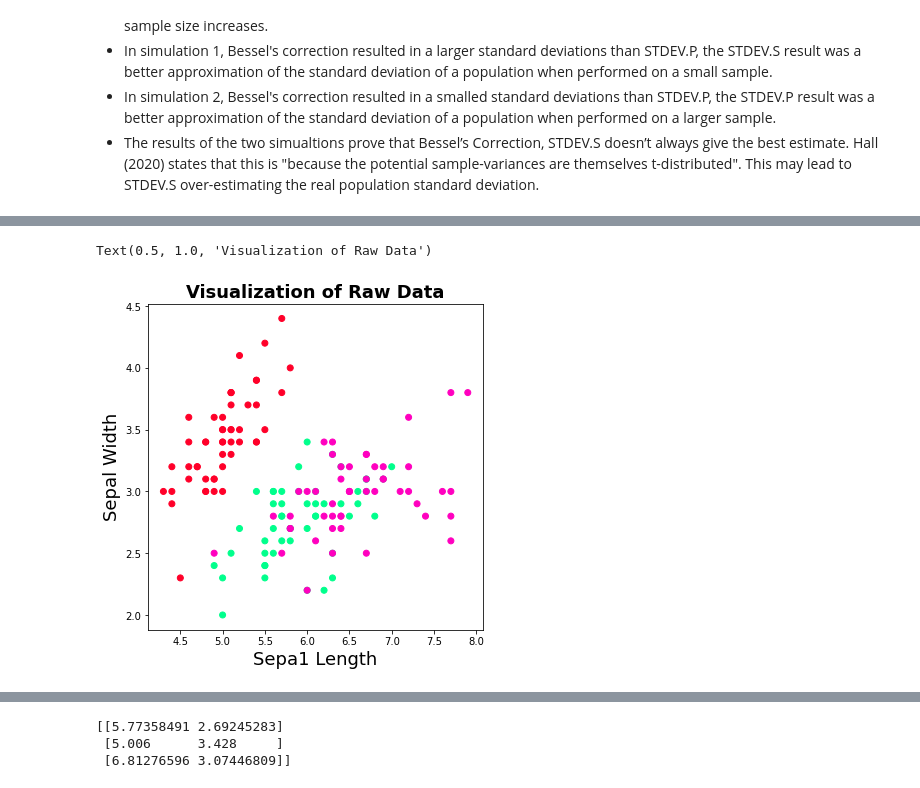
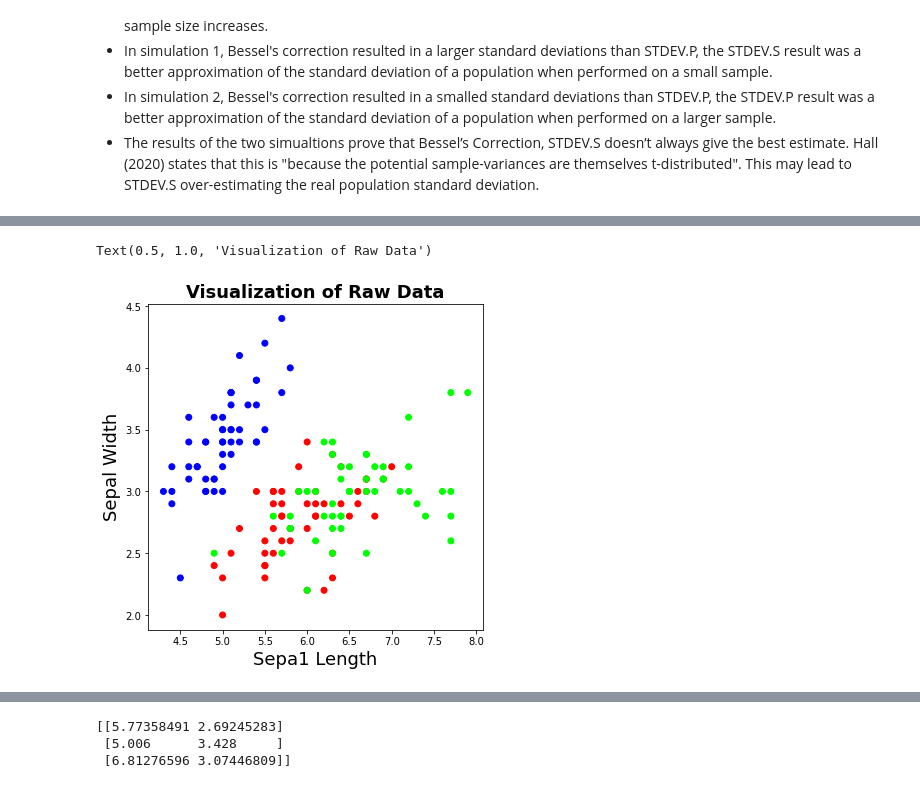
Before and after one commit to pcaulfie/sqrt2, a Jupyter notebook: Tasks2020.ipynb, the cells around one changed output, grey strips where cells are left out. Cells and saved outputs as stored; diff of their text form; code cells hidden in the pictures.

```diff
--- a/Tasks2020.ipynb
+++ b/Tasks2020.ipynb
@@ -590,10 +614,14 @@ y = iris.target # This is the target output
 # %%
-# Visualize the Data
+# Visualize the Data - adapted from Sanchez, 2018
 plt.figure(figsize=(6,6))
-plt.scatter(X[:,0], X[:,1], c=y, cmap='gist_rainbow')
+
+# Create 2D Scatterplot of sepal length and sepal width, showing classes (y) using 'brg' colormap
+plt.scatter(X[:,0], X[:,1], c=y, cmap='brg')
+
+# Create axis labels and Chart title
 plt.xlabel('Sepa1 Length', fontsize=18)
 plt.ylabel('Sepal Width', fontsize=18)
 plt.title('Visualization of Raw Data', fontsize=18,fontweight='bold')
 # %% [output]
 Text(0.5, 1.0, 'Visualization of Raw Data')
-[figure, old version]
+[figure, new version]
```
Also changed, not shown: parts of 31 cells of this notebook.
